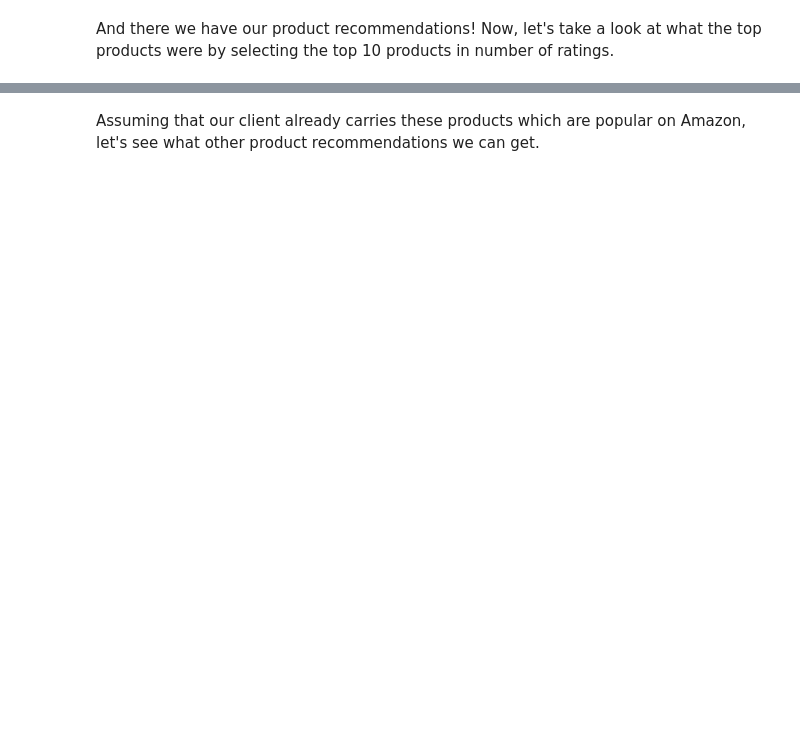
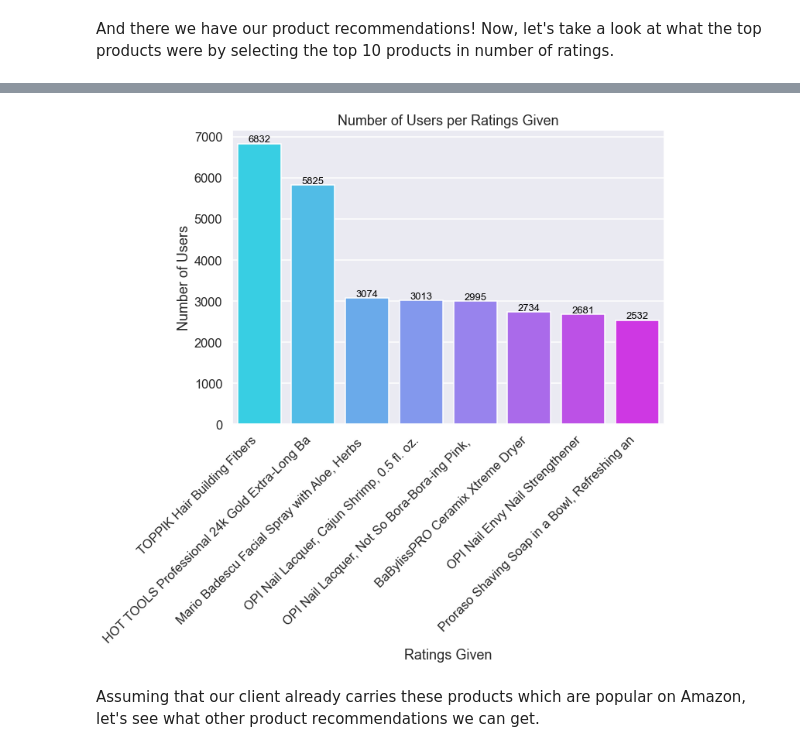
Before and after one commit to ds-leehanjin/amazon-recommender-system, a Jupyter notebook: notebook.ipynb, the cells around one changed output, grey strips where cells are left out. Saved outputs shown, nothing was run; the diff lists cells and outputs as text; code cells hidden in the pictures; blank space fills up the shorter version.

```diff
--- a/notebook.ipynb
+++ b/notebook.ipynb
@@ -830,8 +1420,8 @@ top_list
 # %%
 # Merge top_df with lookup_df
-new_df = top_df.merge(lookup_df, how='left', left_index=True, \
+new_df = top_df.merge(lookup_df, how='left', left_index=True,
                       right_on='product_code')
 new_df = new_df.groupby('title').agg({'product_code_x':'sum'})\
-                                .sort_values(by='product_code_x', \
+                                .sort_values(by='product_code_x',
                                              ascending=False)
 new_df
@@ -843,21 +1454,23 @@ new_df
 # %%
 # Create bar plot most popular products
 fig, ax = plt.subplots(figsize=(10,7))
 
-g = sns.barplot(data=new_df, x='title', y='product_code_x', palette='cool', \
+g = sns.barplot(data=new_df, x='title', y='product_code_x', palette='cool',
                 ci=None)
 
 ax.set_title('Number of Users per Ratings Given')
 ax.set_xlabel('Ratings Given')
 ax.set_ylabel('Number of Users')
 ax.set_xticklabels(ax.get_xticklabels(), rotation=45, ha='right')
 
 for p in ax.patches:
-             ax.annotate("%.0f" % p.get_height(), \
+             ax.annotate("%.0f" % p.get_height(),
                          (p.get_x() + p.get_width() / 2., p.get_height()),
-                 ha='center', va='center', fontsize=13, color='black', \
+                         ha='center', va='center', fontsize=13, color='black',
                          xytext=(0, 5),
-                 textcoords='offset points');
+                         textcoords='offset points');
+# %% [output]
+[figure, added]
 # %% [markdown]
 Assuming that our client already carries these products which are popular on Amazon, let's see what other product recommendations we can get.
 # %%
```
Also changed, not shown: parts of 92 cells of this notebook, 2 other files.
